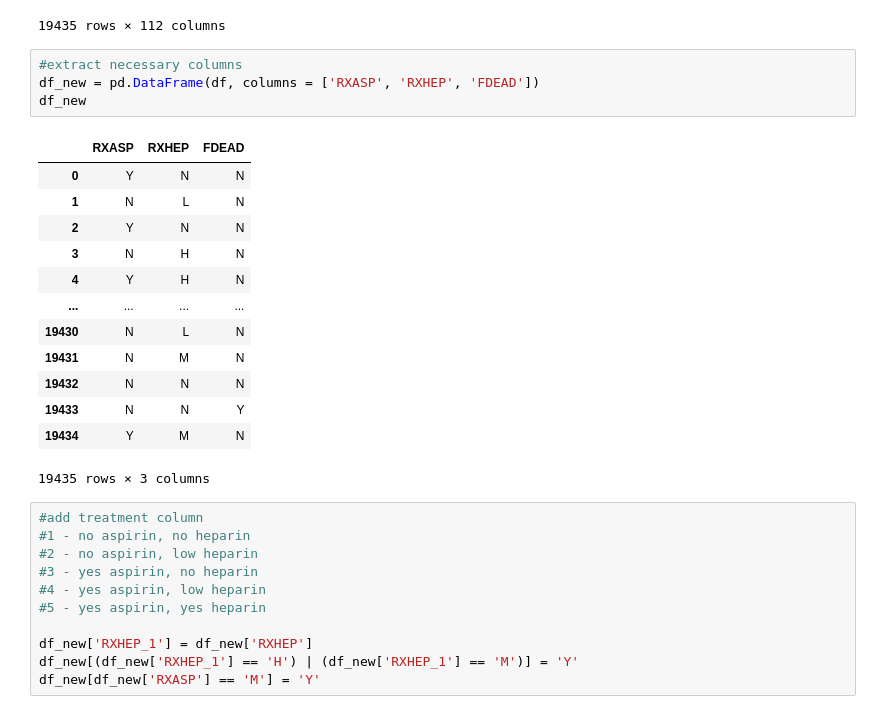
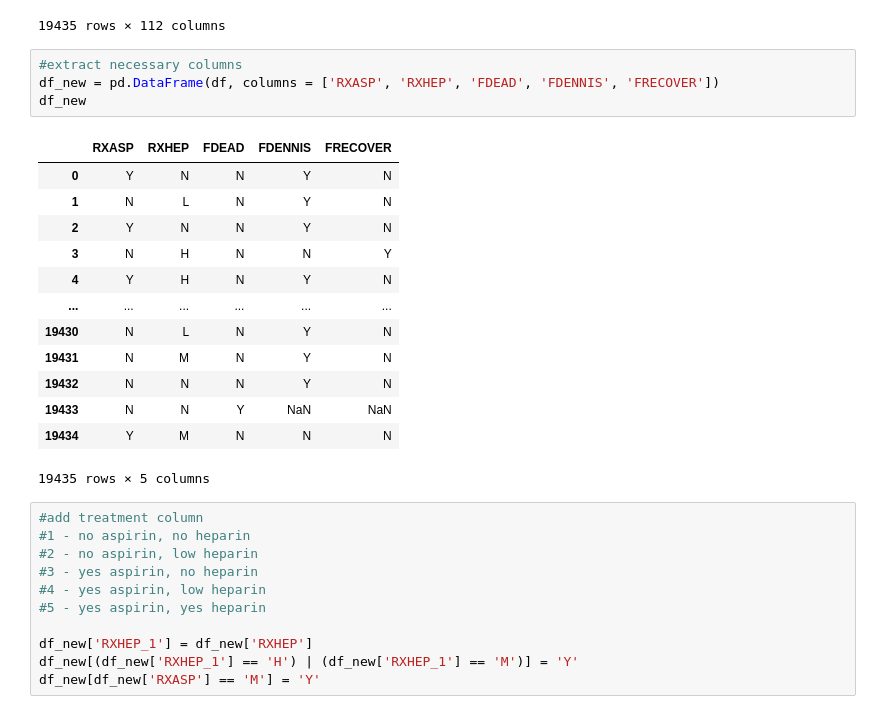
Before and after one commit to ruthkangyr/Clinical-Trials-MAB-Algorithms, a Jupyter notebook: Data Cleaning/data cleaning.ipynb, the cells around one changed output. Saved outputs shown, nothing was run; the diff lists cells and outputs as text.

Commit message:
updated data cleaning + datasets

```diff
--- a/Data Cleaning/data cleaning.ipynb
+++ b/Data Cleaning/data cleaning.ipynb
@@ -26,22 +26,22 @@ df
 19435 rows × 112 columns
 # %%
 #extract necessary columns
-df_new = pd.DataFrame(df, columns = ['RXASP', 'RXHEP', 'FDEAD'])
+df_new = pd.DataFrame(df, columns = ['RXASP', 'RXHEP', 'FDEAD', 'FDENNIS', 'FRECOVER'])
 df_new
 # %% [output]
-|  | RXASP | RXHEP | FDEAD |
-| 0 | Y | N | N |
-| 1 | N | L | N |
-| 2 | Y | N | N |
-| 3 | N | H | N |
-| 4 | Y | H | N |
-| ... | ... | ... | ... |
-| 19430 | N | L | N |
-| 19431 | N | M | N |
-| 19432 | N | N | N |
-| 19433 | N | N | Y |
-| 19434 | Y | M | N |
+|  | RXASP | RXHEP | FDEAD | FDENNIS | FRECOVER |
+| 0 | Y | N | N | Y | N |
+| 1 | N | L | N | Y | N |
+| 2 | Y | N | N | Y | N |
+| 3 | N | H | N | N | Y |
+| 4 | Y | H | N | Y | N |
+| ... | ... | ... | ... | ... | ... |
+| 19430 | N | L | N | Y | N |
+| 19431 | N | M | N | Y | N |
+| 19432 | N | N | N | Y | N |
+| 19433 | N | N | Y | NaN | NaN |
+| 19434 | Y | M | N | N | N |
-19435 rows × 3 columns
+19435 rows × 5 columns
 # %%
 #add treatment column
 #1 - no aspirin, no heparin
```
Also changed, not shown: parts of 8 cells of this notebook, 2 other files.
